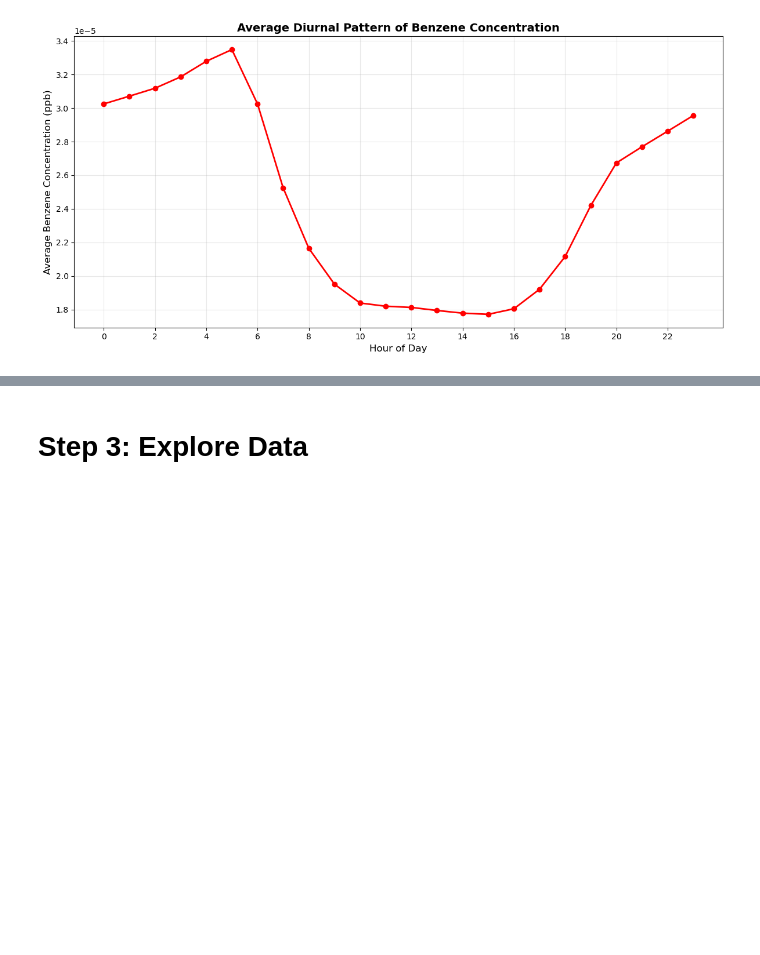
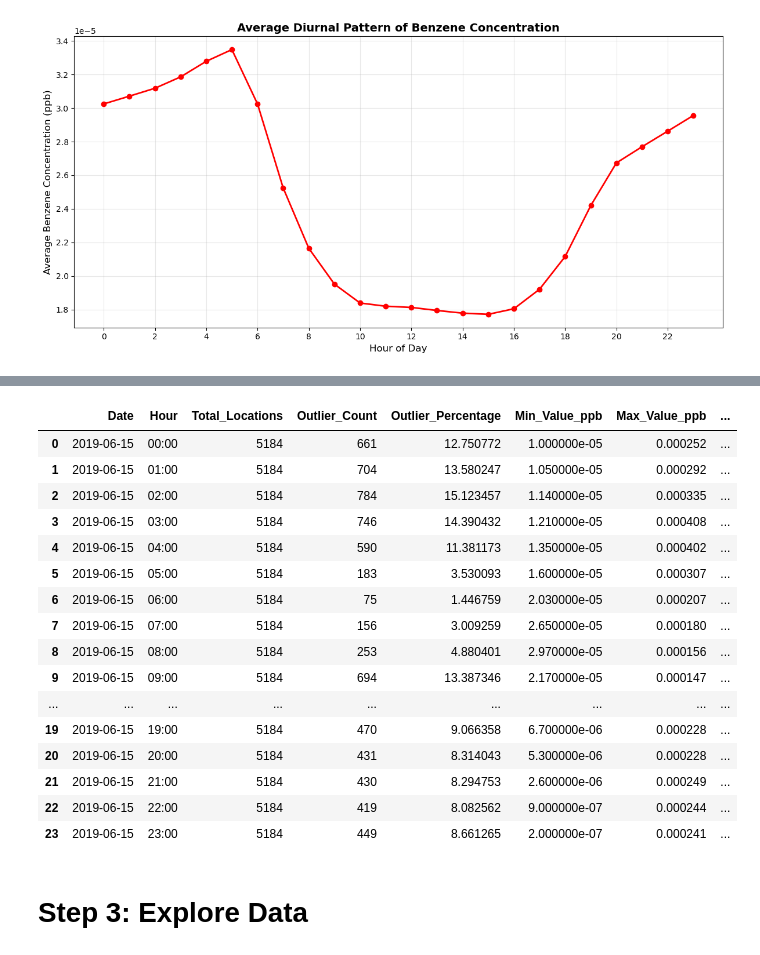
Before and after one commit to npr99/integrate_people_theme1_cookbook, a Jupyter notebook: ip1_2cv1_hourlyair.ipynb, the cells around one changed output, grey strips where cells are left out. Saved outputs shown, nothing was run; the diff lists cells and outputs as text; code cells hidden in the pictures; blank space fills up the shorter version.

```diff
--- a/ip1_2cv1_hourlyair.ipynb
+++ b/ip1_2cv1_hourlyair.ipynb
@@ -319,3 +576,23 @@ plt.show()
+# %%
+outlier_analysis_df
+# %% [output]
+|  | Date | Hour | Total_Locations | Outlier_Count | Outlier_Percentage | Min_Value_ppb | Max_Value_ppb | ... |
+| 0 | 2019-06-15 | 00:00 | 5184 | 661 | 12.750772 | 1.000000e-05 | 0.000252 | ... |
+| 1 | 2019-06-15 | 01:00 | 5184 | 704 | 13.580247 | 1.050000e-05 | 0.000292 | ... |
+| 2 | 2019-06-15 | 02:00 | 5184 | 784 | 15.123457 | 1.140000e-05 | 0.000335 | ... |
+| 3 | 2019-06-15 | 03:00 | 5184 | 746 | 14.390432 | 1.210000e-05 | 0.000408 | ... |
+| 4 | 2019-06-15 | 04:00 | 5184 | 590 | 11.381173 | 1.350000e-05 | 0.000402 | ... |
+| 5 | 2019-06-15 | 05:00 | 5184 | 183 | 3.530093 | 1.600000e-05 | 0.000307 | ... |
+| 6 | 2019-06-15 | 06:00 | 5184 | 75 | 1.446759 | 2.030000e-05 | 0.000207 | ... |
+| 7 | 2019-06-15 | 07:00 | 5184 | 156 | 3.009259 | 2.650000e-05 | 0.000180 | ... |
+| 8 | 2019-06-15 | 08:00 | 5184 | 253 | 4.880401 | 2.970000e-05 | 0.000156 | ... |
+| 9 | 2019-06-15 | 09:00 | 5184 | 694 | 13.387346 | 2.170000e-05 | 0.000147 | ... |
+| ... | ... | ... | ... | ... | ... | ... | ... | ... |
+| 19 | 2019-06-15 | 19:00 | 5184 | 470 | 9.066358 | 6.700000e-06 | 0.000228 | ... |
+| 20 | 2019-06-15 | 20:00 | 5184 | 431 | 8.314043 | 5.300000e-06 | 0.000228 | ... |
+| 21 | 2019-06-15 | 21:00 | 5184 | 430 | 8.294753 | 2.600000e-06 | 0.000249 | ... |
+| 22 | 2019-06-15 | 22:00 | 5184 | 419 | 8.082562 | 9.000000e-07 | 0.000244 | ... |
+| 23 | 2019-06-15 | 23:00 | 5184 | 449 | 8.661265 | 2.000000e-07 | 0.000241 | ... |
 # %% [markdown]
 # Step 3: Explore Data
 # %%
```
Also changed, not shown: parts of 9 cells of this notebook, 4 other files.
